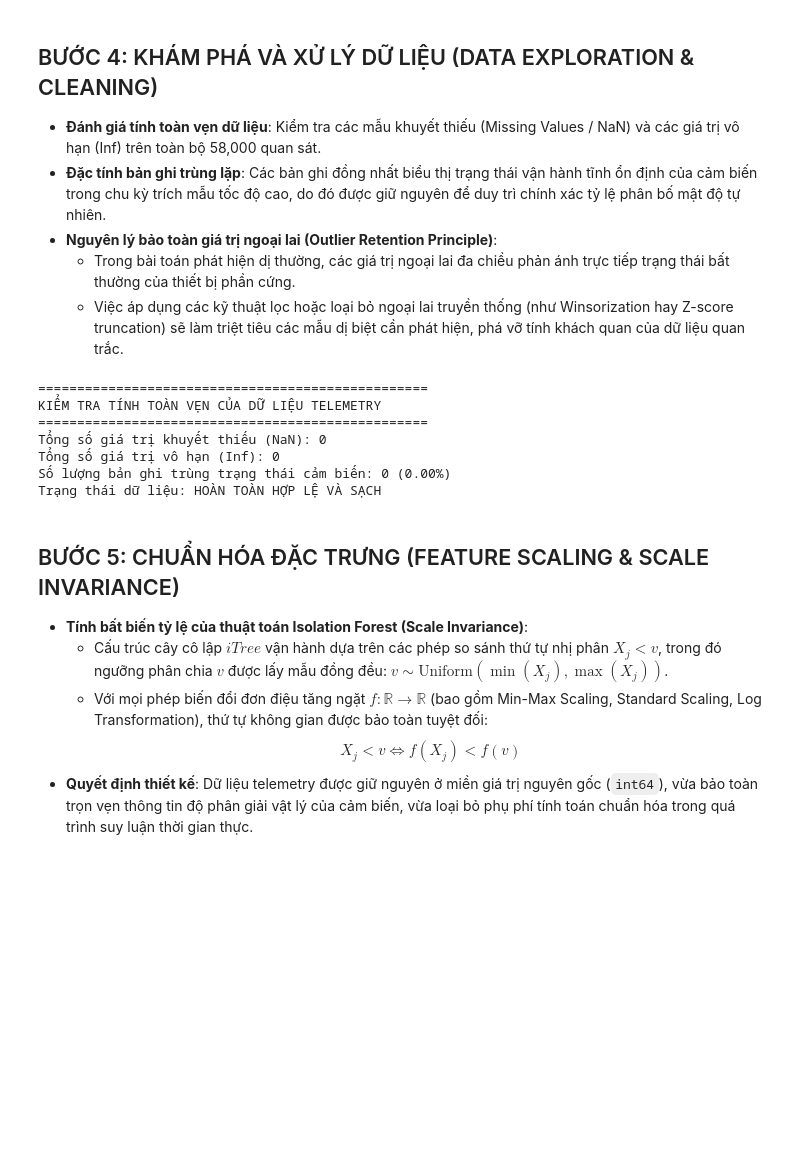
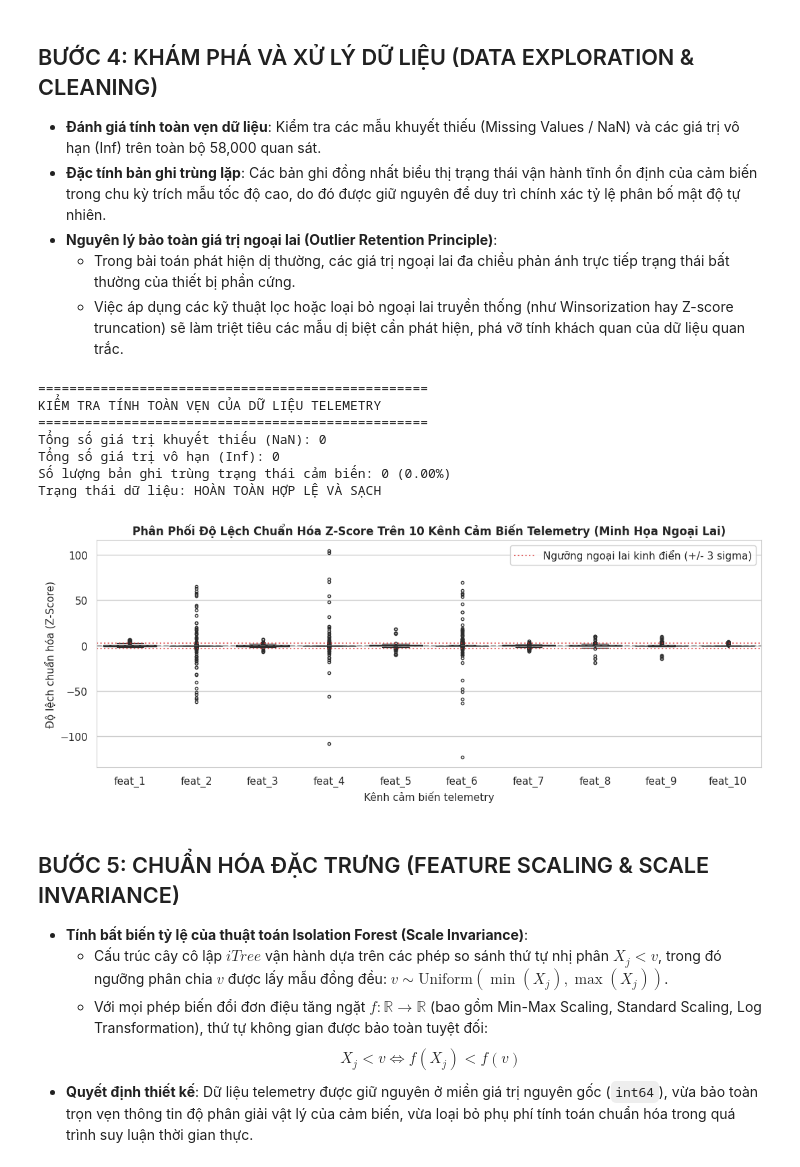
Before and after one commit to vongocgiavy/IFOREST, a Jupyter notebook: shuttle_anomaly_detection_iforest.ipynb, the cells around one changed output. Saved outputs shown, nothing was run; the diff lists cells and outputs as text; code cells hidden in the pictures; blank space fills up the shorter version.

```diff
--- a/shuttle_anomaly_detection_iforest.ipynb
+++ b/shuttle_anomaly_detection_iforest.ipynb
@@ -137,24 +137,39 @@ plt.show()
 # %%
 # Kiểm tra tính toàn vẹn dữ liệu
 n_missing = int(X_raw.isnull().sum().sum())
 n_inf = int(np.isinf(X_raw.to_numpy()).sum())
 n_duplicates = int(X_raw.duplicated().sum())
 
 print("==================================================")
 print("KIỂM TRA TÍNH TOÀN VẸN CỦA DỮ LIỆU TELEMETRY")
 print("==================================================")
 print(f"Tổng số giá trị khuyết thiếu (NaN): {n_missing}")
 print(f"Tổng số giá trị vô hạn (Inf): {n_inf}")
 print(f"Số lượng bản ghi trùng trạng thái cảm biến: {n_duplicates:,} ({n_duplicates/len(X_raw)*100:.2f}%)")
 print(f"Trạng thái dữ liệu: {'HOÀN TOÀN HỢP LỆ VÀ SẠCH' if n_missing == 0 and n_inf == 0 else 'CẦN XỬ LÝ'}")
+
+# Trực quan hóa phân phối ngoại lai trên 10 kênh cảm biến telemetry (Z-score Boxplots)
+Z_scores = (X_raw - X_raw.mean()) / X_raw.std()
+plt.figure(figsize=(11, 4.5), dpi=100)
+sns.boxplot(data=Z_scores, palette="Blues_r", fliersize=3, linewidth=1)
+plt.axhline(0, color='gray', linestyle='--', alpha=0.6)
+plt.axhline(3, color='#d62728', linestyle=':', alpha=0.7, label='Ngưỡng ngoại lai kinh điển (+/- 3 sigma)')
+plt.axhline(-3, color='#d62728', linestyle=':', alpha=0.7)
+plt.title('Phân Phối Độ Lệch Chuẩn Hóa Z-Score Trên 10 Kênh Cảm Biến Telemetry (Minh Họa Ngoại Lai)', fontsize=12, fontweight='bold')
+plt.xlabel('Kênh cảm biến telemetry', fontsize=11)
+plt.ylabel('Độ lệch chuẩn hóa (Z-Score)', fontsize=11)
+plt.legend(loc='upper right', frameon=True, facecolor='white', framealpha=0.9)
+plt.tight_layout()
+plt.show()
 # %% [output]
 ==================================================
 KIỂM TRA TÍNH TOÀN VẸN CỦA DỮ LIỆU TELEMETRY
 ==================================================
 Tổng số giá trị khuyết thiếu (NaN): 0
 Tổng số giá trị vô hạn (Inf): 0
 Số lượng bản ghi trùng trạng thái cảm biến: 0 (0.00%)
 Trạng thái dữ liệu: HOÀN TOÀN HỢP LỆ VÀ SẠCH
+[figure, added]
 # %% [markdown]
 ## BƯỚC 5: CHUẨN HÓA ĐẶC TRƯNG (FEATURE SCALING & SCALE INVARIANCE)
 
```
Also changed, not shown: parts of 10 cells of this notebook, 1 other file.
